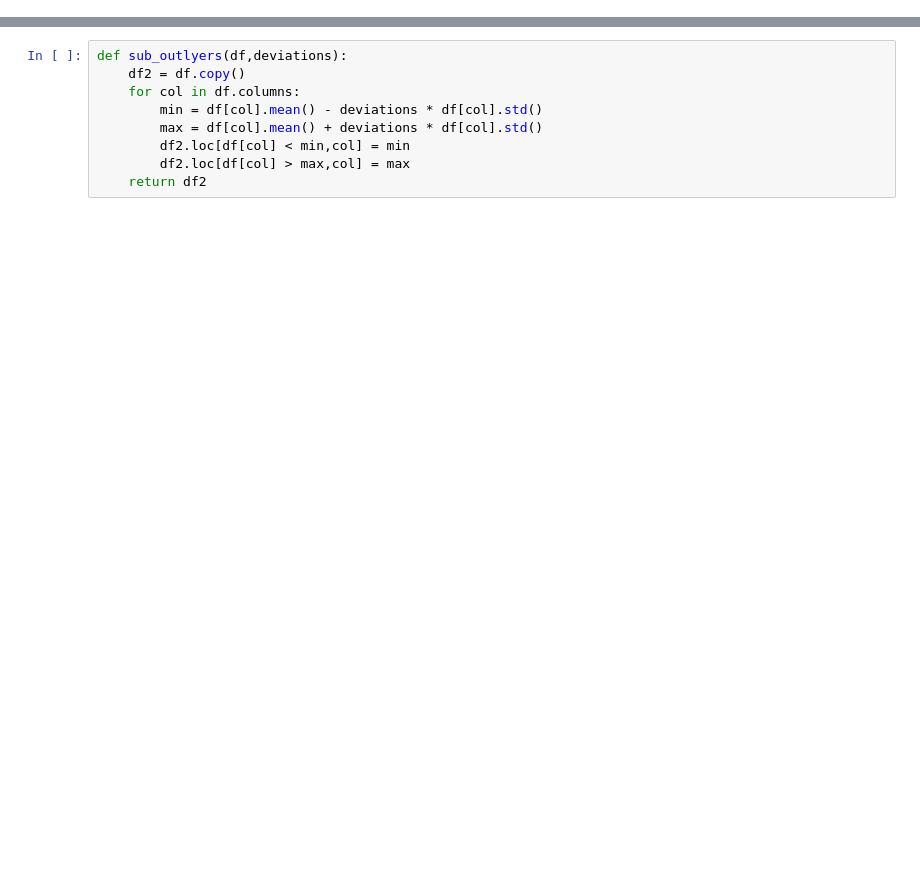
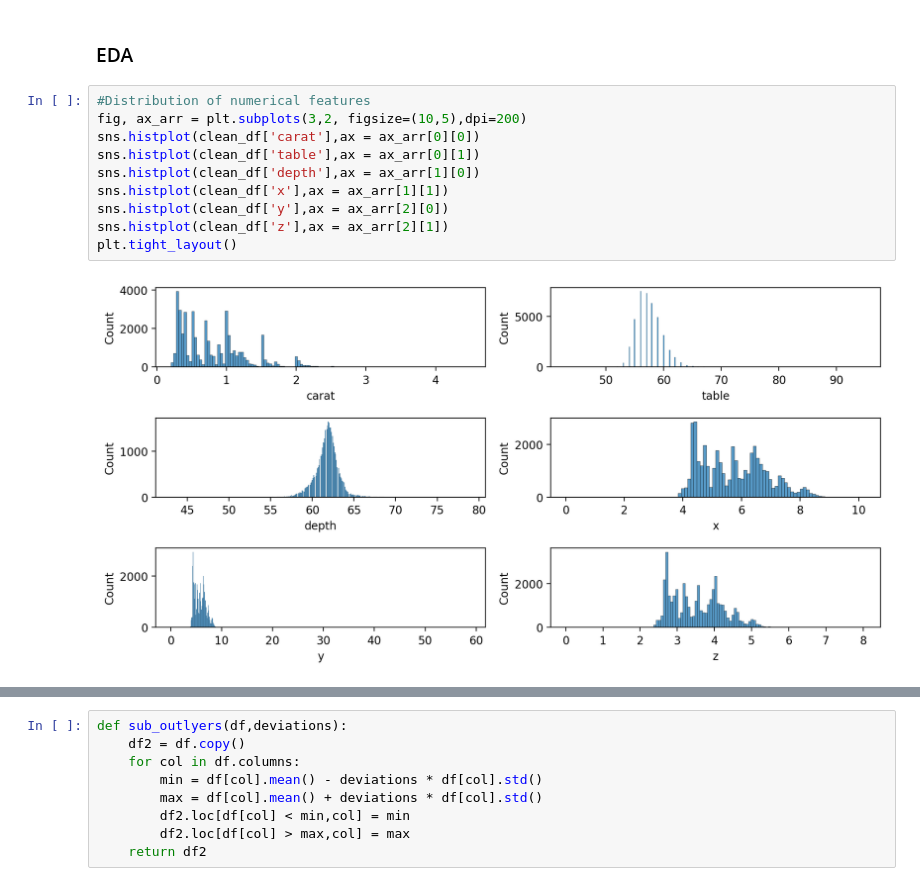
Before and after one commit to Rodrigo-Coloma/ih_datamadpt0923_project_m3, a Jupyter notebook: data_wrangling.ipynb, the cells around one changed output, grey strips where cells are left out. Drawn from its saved outputs; the diff is of its cells as text; blank space fills up the shorter version.

```diff
--- a/data_wrangling.ipynb
+++ b/data_wrangling.ipynb
@@ -162,0 +71,14 @@ clean_df.describe()
+# %% [markdown]
+### EDA
+# %%
+#Distribution of numerical features
+fig, ax_arr = plt.subplots(3,2, figsize=(10,5),dpi=200)
+sns.histplot(clean_df['carat'],ax = ax_arr[0][0])
+sns.histplot(clean_df['table'],ax = ax_arr[0][1])
+sns.histplot(clean_df['depth'],ax = ax_arr[1][0])
+sns.histplot(clean_df['x'],ax = ax_arr[1][1])
+sns.histplot(clean_df['y'],ax = ax_arr[2][0])
+sns.histplot(clean_df['z'],ax = ax_arr[2][1])
+plt.tight_layout()
+# %% [output]
+[figure, added]
```
Also changed, not shown: parts of 65 cells of this notebook, 27 other files.
